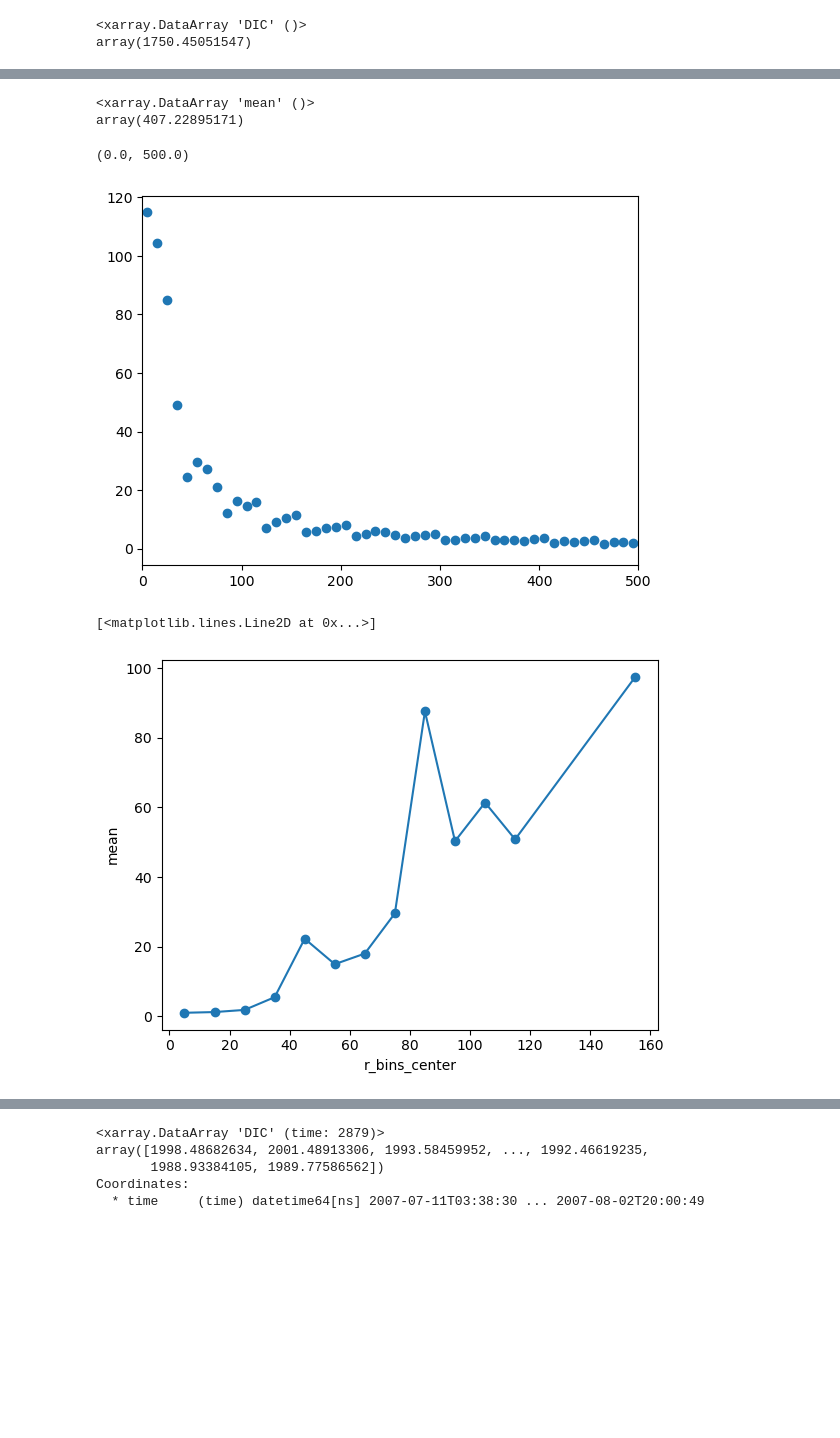
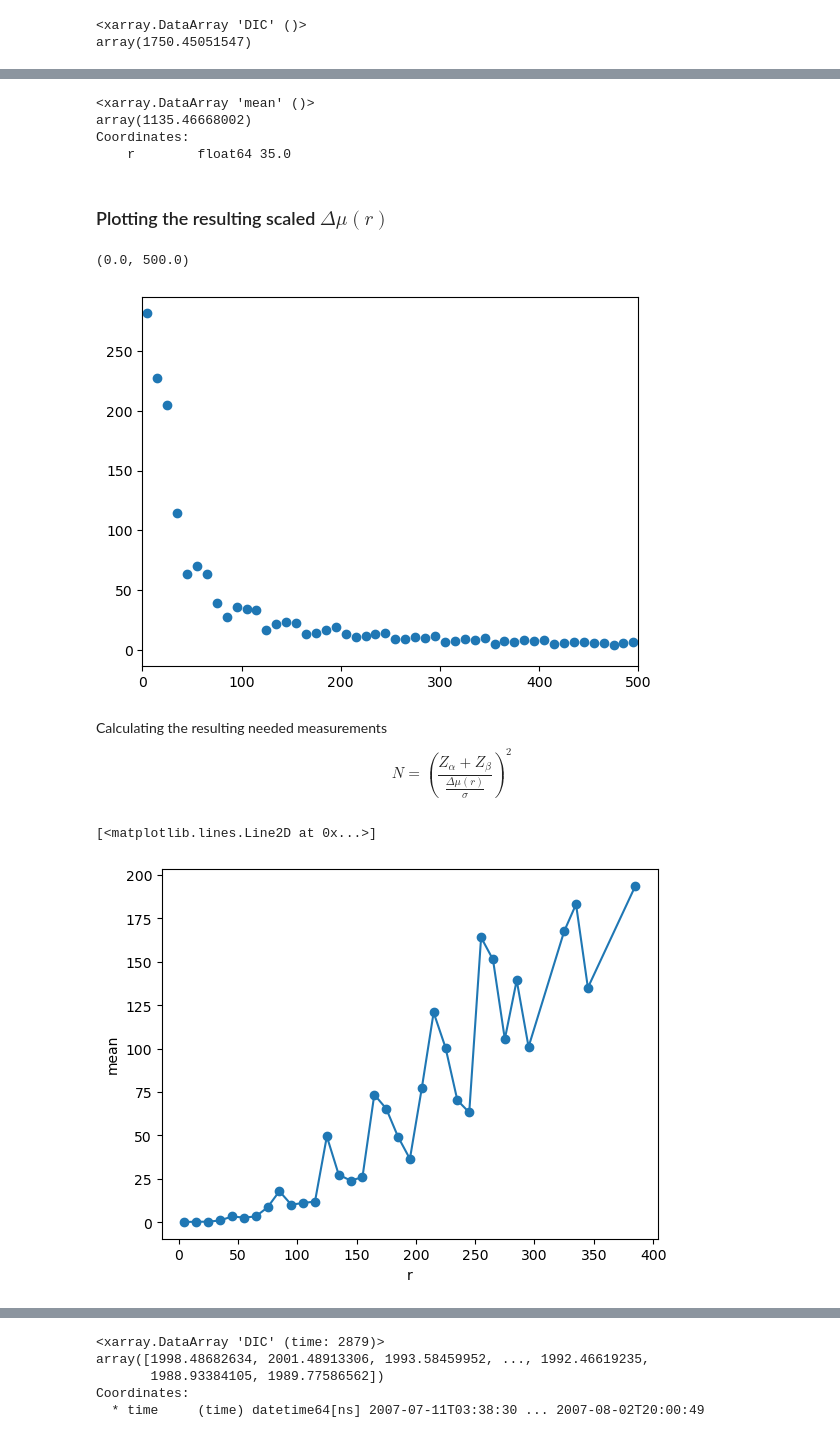
Before and after one commit to galendal/ACTOM_sites, a Jupyter notebook: power_analysis.ipynb, the cells around one changed output, grey strips where cells are left out. Drawn from its saved outputs; the diff is of its cells as text; code cells hidden in the pictures; blank space fills up the shorter version.

```diff
--- a/power_analysis.ipynb
+++ b/power_analysis.ipynb
@@ -69,7 +73,10 @@ def read_one(filenm='Temp_data/statistics_24.nc',verbose=False):
 # %%
-files=glob.glob('Temp_data/statistics_*[0-99].nc')
+
+files=glob.glob(path + 'statistics_*[0-99].nc')
 all_stat=[]
 for file in files:
-    all_stat.append(read_one(file))
+    #print(file)
+    all_stat.append(read_one(filenm=file,verbose=False))
 
 all_stat=xr.concat(all_stat,dim='source')
+all_stat=all_stat.assign_coords(r=('r_bins',np.asarray([v.mid for v in all_stat['r_bins'].values] ))).drop('r_bins')
@@ -93,0 +103,3 @@ Data variables:
+# %%
+stata=all_stat.mean(dim='source')
+stata.to_netcdf('To_Parisa/statistics.nc')
@@ -114,3 +129,0 @@ Coordinates:
-# %%
-stata=stata.assign_coords(r=('r_bins',np.asarray([v.mid for v in stata['r_bins'].values] )))
-stata
@@ -133,23 +132,33 @@ Data variables:
 # %%
 Z_alpha=1.96
 Z_beta=0.84
-sigma=41
-N_center=1
+sigma=41 # from Gomecc.
+N_center=1 # number of measurements needed
+at_r_bin=3 # at r_bin
 
-scaling=((Z_alpha+Z_beta)*sigma/np.sqrt(N_center))/stata['mean'].max(dim='r_bins')
+scaling=((Z_alpha+Z_beta)*sigma/np.sqrt(N_center))/stata['mean'].isel(r_bins=at_r_bin)
 scaling
 # %% [output]
 <xarray.DataArray 'mean' ()>
-array(407.22895171)
+array(1135.46668002)
+Coordinates:
+    r        float64 35.0
+# %% [markdown]
+### Plotting the resulting scaled $\Delta \mu (r)$
 # %%
-plt.scatter(x=stata.r,y=scaling*stata['mean'])
+plt.scatter(x=stata.r,y=scaling.values*stata['mean'])
 plt.xlim(0,500)
 # %% [output]
 (0.0, 500.0)
-[figure, old version]
+[figure, new version]
+# %% [markdown]
+Calculating the resulting needed measurements
+$$
+N= \left(\frac{Z_\alpha+Z_\beta}{\frac{\Delta \mu (r)}{\sigma}}\right)^2
+$$
 # %%
-N_meas=(Z_alpha+Z_beta)**2/(scaling*stata['mean']/sigma)**2
-N_meas.where(N_meas<100,drop=True).plot(marker='o')
+N_meas=(Z_alpha+Z_beta)**2/(scaling.values*stata['mean']/sigma)**2
+N_meas.where(N_meas<200,drop=True).plot(x='r',marker='o')
 # %% [output]
 [<matplotlib.lines.Line2D at 0x...>]
-[figure, old version]
+[figure, new version]
```
Also changed, not shown: parts of 44 cells of this notebook.
